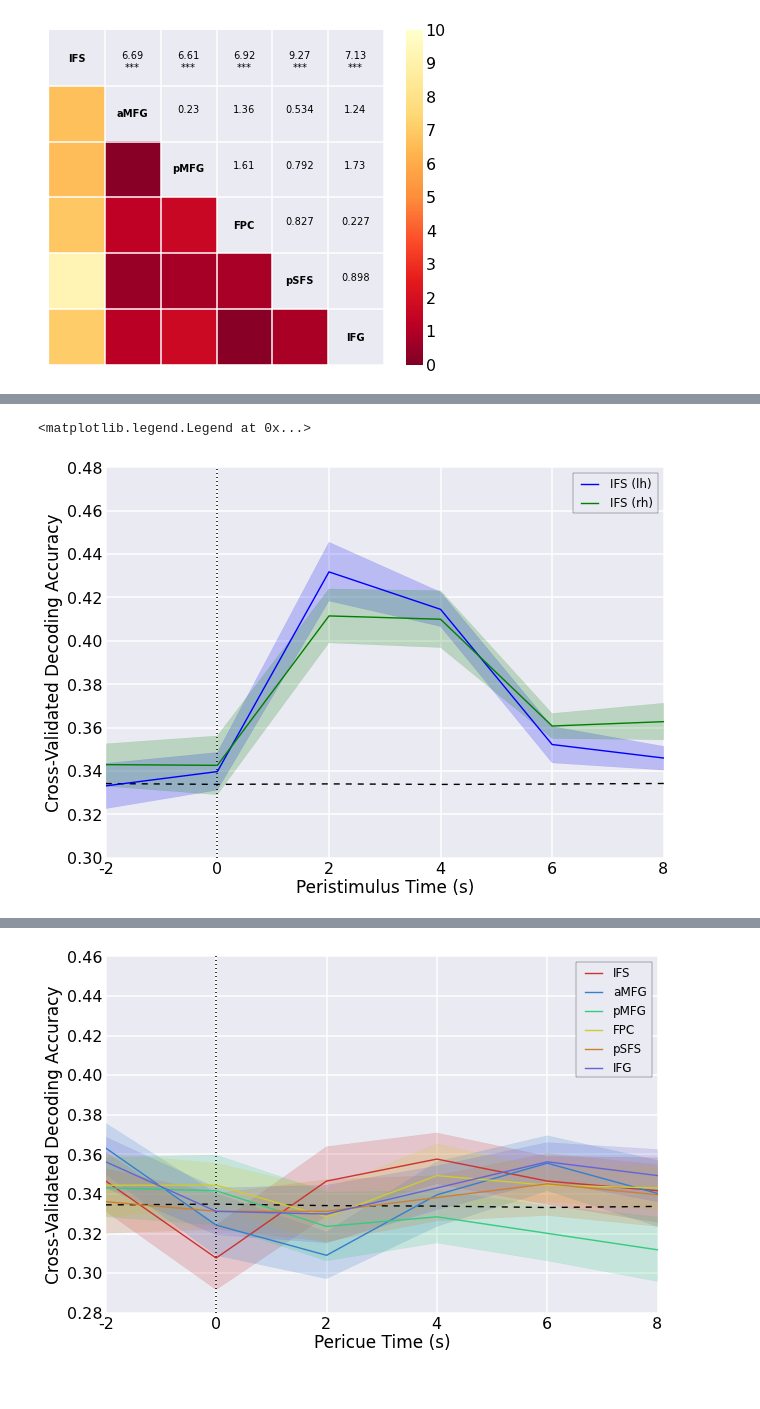
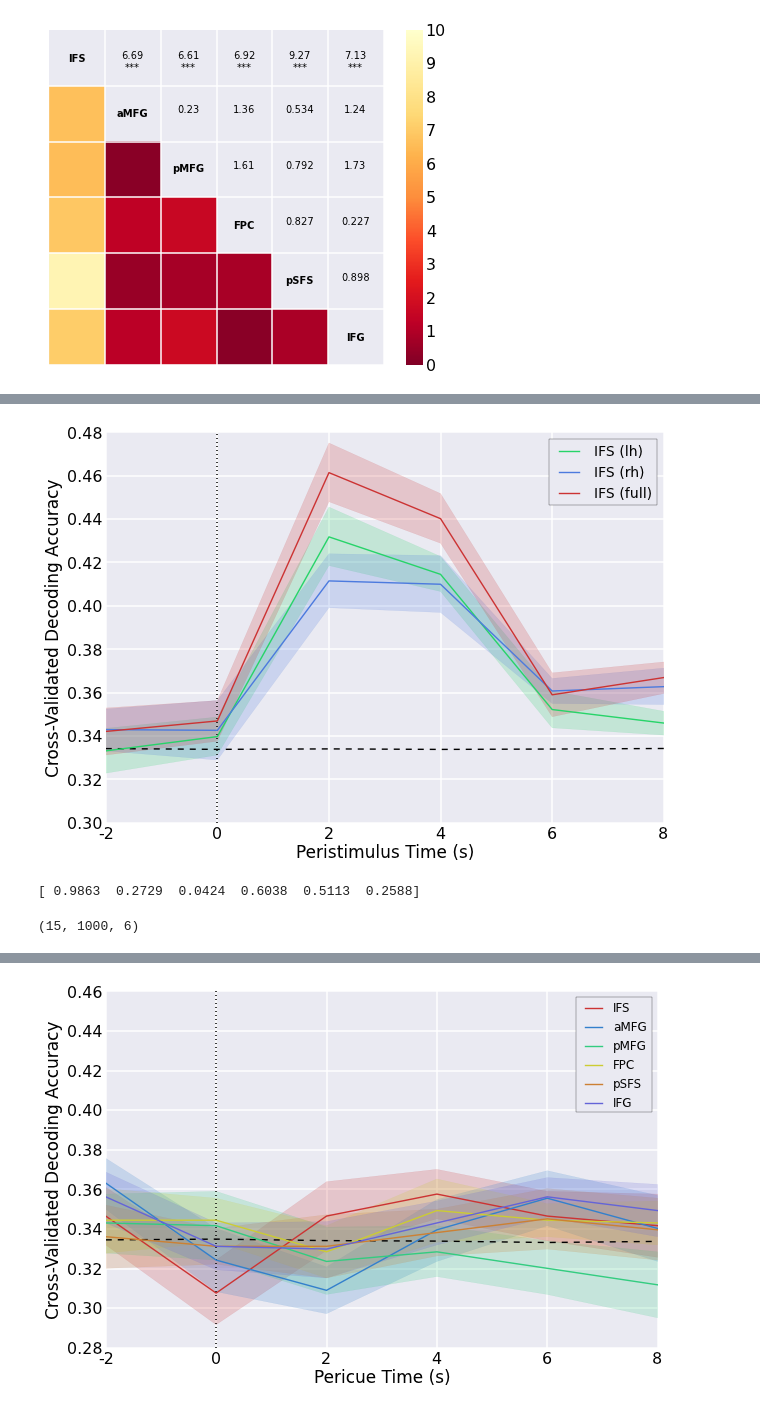
Before and after one commit to WagnerLabPapers/Waskom_JNeurosci_2014, a Jupyter notebook: MAD_Lunch.ipynb, the cells around one changed output, grey strips where cells are left out. Drawn from its saved outputs; the diff is of its cells as text; code cells hidden in the pictures.

```diff
--- a/MAD_Lunch.ipynb
+++ b/MAD_Lunch.ipynb
@@ -266,3 +268,9 @@ ax.axhline(95, c="#222222", ls="--")
 save_figure(f, "dim_pctiles-criterion")
 # %% [output]
 [figure]
+# %%
+f, ax = subplots(1, 1,  figsize=(12, 5))
+sns.kdeplot(pfc_max_dists["dimension"][0], color="#544258", ax=ax)
+ax.set_yticks([])
+ax.set_xlabel("Cross-Validated Decoding Accuracy")
+save_figure(f, "max_distribution")
@@ -269,5 +279,5 @@ save_figure(f, "dim_pctiles-criterion")
 # %%
-f, ax = subplots(1, 1, figsize=(8, 6))
+;f, ax = subplots(1, 1, figsize=(8, 6))
 t_mat = np.zeros((6, 6))
 p_mat = np.zeros((6, 6))
 for i, roi_i in enumerate(pfc_rois):
@@ -290,17 +300,10 @@ for roi, mask in zip(control_rois, control_masks):
     ds = mvpa.load_datasets("dimension", roi, mask + "-graymid", frames)
     control_accs[roi] = mvpa.decode_group(ds, model)
 
-pca_data = []
-for ds_i in mvpa.load_datasets("dimension", "IFS", "yeo17_ifs-graymid", frames):
-    ds_i["roi_name"] = "IFS-PCA2"
-    ds_i["X"] = np.array([PCA(2).fit_transform(tr) for tr in ds_i["X"]])
-    pca_data.append(ds_i)
-pca_accs = mvpa.decode_group(pca_data, model, n_jobs=4)
+pca_model = Pipeline([("PCA", PCA(2)), ("LogisticRegression", LogisticRegression())])
+ds = mvpa.load_datasets("dimension", "IFS", "yeo17_ifs-graymid", frames)
+pca_accs = mvpa.decode_group(ds, pca_model, n_jobs=-4)
 control_accs["IFS-PCA2"] = pca_accs
-# %%
-control_rois.append("IFS-PCA2")
-control_rois.insert(0, "IFS")
-control_accs["IFS"] = pfc_accs["dimension"]["IFS"]
 # %%
 def setup_dim_axis(ax):
     chance = np.array(pfc_chance["dimension"].values()).reshape(-1, 6).mean(axis=0)
@@ -315,10 +327,35 @@ def setup_dim_axis(ax):
 # %%
 f, ax = subplots(1, 1, figsize=(10, 7))
 ax = setup_dim_axis(ax)
-hemi_colors = dict(lh="blue", rh="green")
+hemi_colors = dict(lh="#27D469", rh="#4C7ADE")
 for hemi in ["lh", "rh"]:
-    sns.tsplot(x, control_accs["IFS-" + hemi], color=hemi_colors[hemi], label="IFS (%s)" % hemi, ax=ax)
-ax.legend()
+    sns.tsplot(x, control_accs["IFS-" + hemi], color=hemi_colors[hemi], label="IFS (%s)  " % hemi, ax=ax)
+ax.legend(prop=dict(size=14))
+save_figure(f, "dim_hemis_1")
+sns.tsplot(x, pfc_accs["dimension"]["IFS"], color=roi_colors["IFS"], label="IFS (full)", ax=ax)
+ax.legend(prop=dict(size=14))
+save_figure(f, "dim_hemis_2")
 # %% [output]
-<matplotlib.legend.Legend at 0x...>
-[figure, old version]
+[figure, new version]
+# %%
+pca_null = mvpa.classifier_permutations(ds, pca_model, 1000, random_seed=42)
+pca_chance = np.array([d.mean(axis=0) for d in pca_null])
+pca_score = pca_accs - pca_chance
+null_t_dists = []
+t_vals = []
+for tr_i, tr_score in enumerate(pca_score.T):
+    t, p, null_dist = moss.randomize_onesample(tr_score, 10000, random_seed=shuffle_seed, return_dist=True)
+    t_vals.append(t)
+    null_t_dists.append(null_dist)
+max_t_dist = np.max(null_t_dists, axis=0)
+cdf = sm.distributions.ECDF(max_t_dist)
+pca_p = 1 - cdf(t_vals)
+if (pca_p > 0.1).all():
+    print "All timepoints in reduced dimension model p > 0.1"
+print pca_p
+# %% [output]
+[ 0.9863  0.2729  0.0424  0.6038  0.5113  0.2588]
+# %%
+pca_null.shape
+# %% [output]
+(15, 1000, 6)
```
Also changed, not shown: parts of 41 cells of this notebook.
